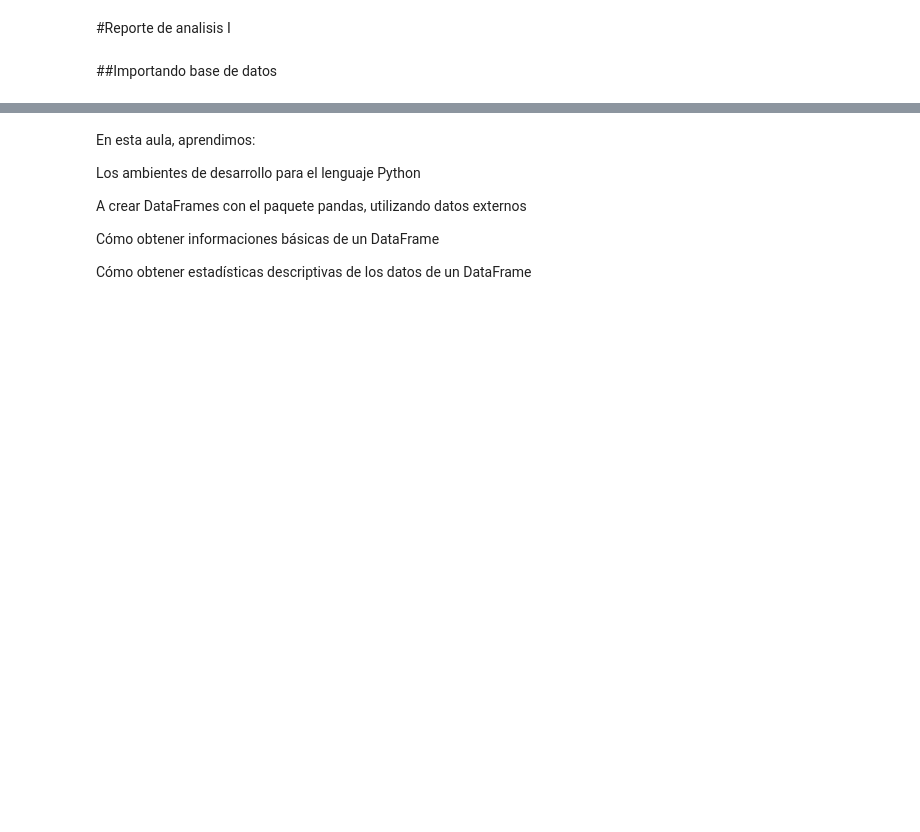
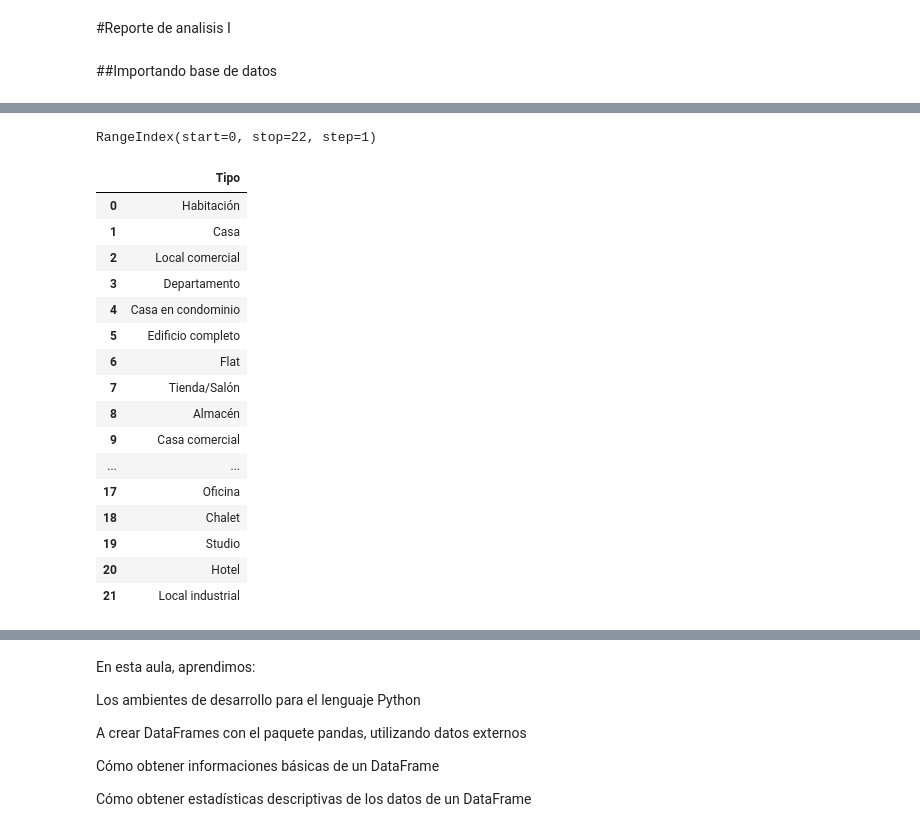
Before and after one commit to AdrianCPC/Data_analysis_rentals, a Jupyter notebook: Base_de_Datos.ipynb, the cells around one changed output, grey strips where cells are left out. Drawn from its saved outputs; the diff is of its cells as text; code cells hidden in the pictures; blank space fills up the shorter version.

Commit message:
clean data duplicate and fix index

```diff
--- a/Base_de_Datos.ipynb
+++ b/Base_de_Datos.ipynb
@@ -30 +58,3 @@ datos
+# %%
+tipo_de_inmueble = datos.Tipo
 # %%
@@ -33,0 +84,2 @@ pandas.core.frame.DataFrame
+# %%
+tipo_de_inmueble.drop_duplicates(inplace=True) #elimina duplicados para el tipo de inmueble
@@ -33,0 +115,2 @@ pandas.core.frame.DataFrame
+# %%
+tipo_de_inmueble = pd.DataFrame(tipo_de_inmueble)
@@ -33,0 +150,25 @@ pandas.core.frame.DataFrame
+# %%
+tipo_de_inmueble.index = range(tipo_de_inmueble.shape[0]) #ordenando los indexes
+tipo_de_inmueble.index
+# %% [output]
+RangeIndex(start=0, stop=22, step=1)
+# %%
+tipo_de_inmueble
+# %% [output]
+|  | Tipo |
+| 0 | Habitación |
+| 1 | Casa |
+| 2 | Local comercial |
+| 3 | Departamento |
+| 4 | Casa en condominio |
+| 5 | Edificio completo |
+| 6 | Flat |
+| 7 | Tienda/Salón |
+| 8 | Almacén |
+| 9 | Casa comercial |
+| ... | ... |
+| 17 | Oficina |
+| 18 | Chalet |
+| 19 | Studio |
+| 20 | Hotel |
+| 21 | Local industrial |
```
Also changed, not shown: parts of 13 cells of this notebook.
